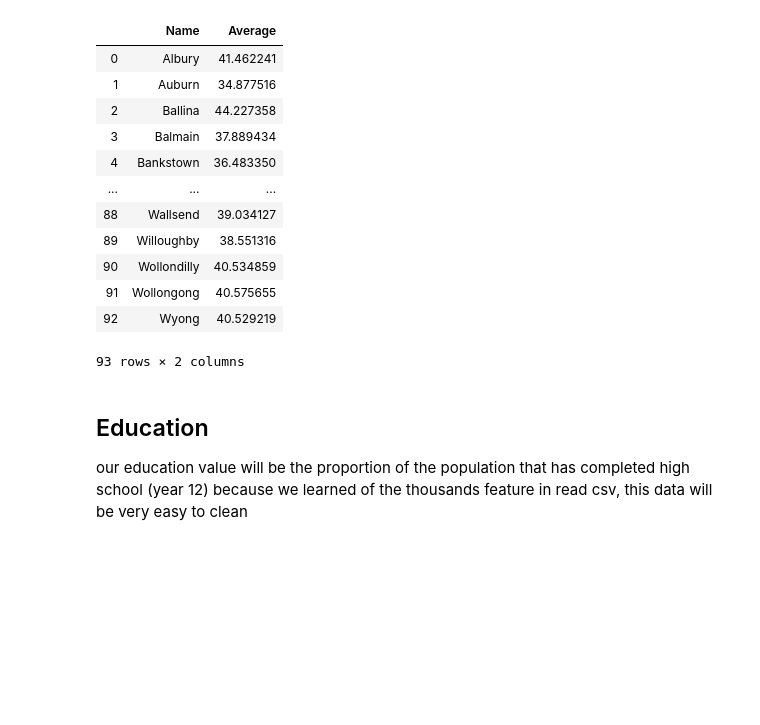
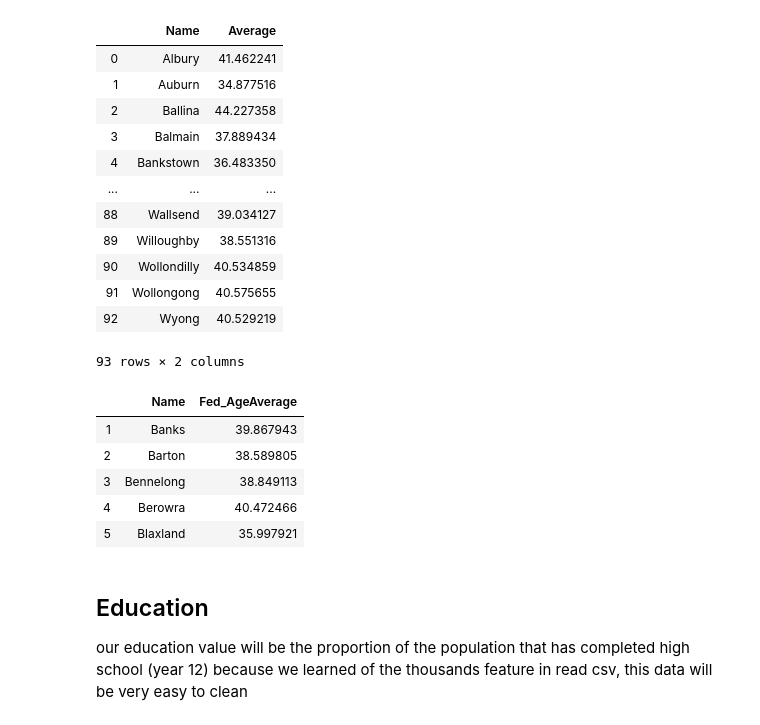
Before and after one commit to garyliu427/data-science-project-2019, a Jupyter notebook: Group Assignment Working notebook.ipynb, the cells around one changed output. Drawn from its saved outputs; the diff is of its cells as text; code cells hidden in the pictures; blank space fills up the shorter version.

```diff
--- a/Group Assignment Working notebook.ipynb
+++ b/Group Assignment Working notebook.ipynb
@@ -112,20 +123,29 @@ Age
 # %%
 Age.to_csv('Clean Data/AverageAge.csv')
 # %%
-Age=pd.read_csv('Unclean Data/FedelecsAverageAgeUnclean.csv',thousands=',')
-Age['0-9 years'] = 5*Age['0-9 years']
-Age['10-19 years'] = 15*Age['10-19 years']
-Age['20-29 years'] = 25*Age['20-29 years']
-Age['30-39 years'] = 35*Age['30-39 years']
-Age['40-49 years'] = 45*Age['40-49 years']
-Age['50-59 years'] = 55*Age['50-59 years']
-Age['60-69 years'] = 65*Age['60-69 years']
-Age['70-79 years'] = 75*Age['70-79 years']
-Age['80-89 years'] = 85*Age['80-89 years']
-Age['90-99 years'] = 95*Age['90-99 years']
-Age['100 years and over'] = 105*Age['100 years and over']
-Age['supertotal']= Age['0-9 years'] + Age['10-19 years'] + Age['20-29 years'] + Age['30-39 years'] + Age['40-49 years'] + Age['50-59 years'] + Age['60-69 years'] + Age['70-79 years'] + Age['80-89 years'] + Age['90-99 years'] + Age['100 years and over']
-Age['Average']= Age['supertotal']/Age['Total']
-Age = Age.drop(['0-9 years','10-19 years','20-29 years','30-39 years','40-49 years','50-59 years','60-69 years','70-79 years','80-89 years','90-99 years','100 years and over','Total','supertotal'],axis=1)
-Age = Age.drop(Age.index[0])
-Age.to_csv('Clean Data/FedAverageAge.csv')
+FedAge=pd.read_csv('Unclean Data/FedelecsAverageAgeUnclean.csv',thousands=',')
+FedAge['0-9 years'] = 5*FedAge['0-9 years']
+FedAge['10-19 years'] = 15*FedAge['10-19 years']
+FedAge['20-29 years'] = 25*FedAge['20-29 years']
+FedAge['30-39 years'] = 35*FedAge['30-39 years']
+FedAge['40-49 years'] = 45*FedAge['40-49 years']
+FedAge['50-59 years'] = 55*FedAge['50-59 years']
+FedAge['60-69 years'] = 65*FedAge['60-69 years']
+FedAge['70-79 years'] = 75*FedAge['70-79 years']
+FedAge['80-89 years'] = 85*FedAge['80-89 years']
+FedAge['90-99 years'] = 95*FedAge['90-99 years']
+FedAge['100 years and over'] = 105*FedAge['100 years and over']
+FedAge['supertotal']= FedAge['0-9 years'] + FedAge['10-19 years'] + FedAge['20-29 years'] + FedAge['30-39 years'] + FedAge['40-49 years'] + FedAge['50-59 years'] + FedAge['60-69 years'] + FedAge['70-79 years'] + FedAge['80-89 years'] + FedAge['90-99 years'] + FedAge['100 years and over']
+FedAge['Average']= FedAge['supertotal']/FedAge['Total']
+FedAge = FedAge.drop(['0-9 years','10-19 years','20-29 years','30-39 years','40-49 years','50-59 years','60-69 years','70-79 years','80-89 years','90-99 years','100 years and over','Total','supertotal'],axis=1)
+FedAge = FedAge.drop(Age.index[0])
+FedAge.rename(columns={'Unnamed: 0':'Name',
+                       'Average': 'Fed_AgeAverage'}, inplace=True)
+FedAge.head()
+# %% [output]
+|  | Name | Fed_AgeAverage |
+| 1 | Banks | 39.867943 |
+| 2 | Barton | 38.589805 |
+| 3 | Bennelong | 38.849113 |
+| 4 | Berowra | 40.472466 |
+| 5 | Blaxland | 35.997921 |
```
Also changed, not shown: parts of 12 cells of this notebook.
